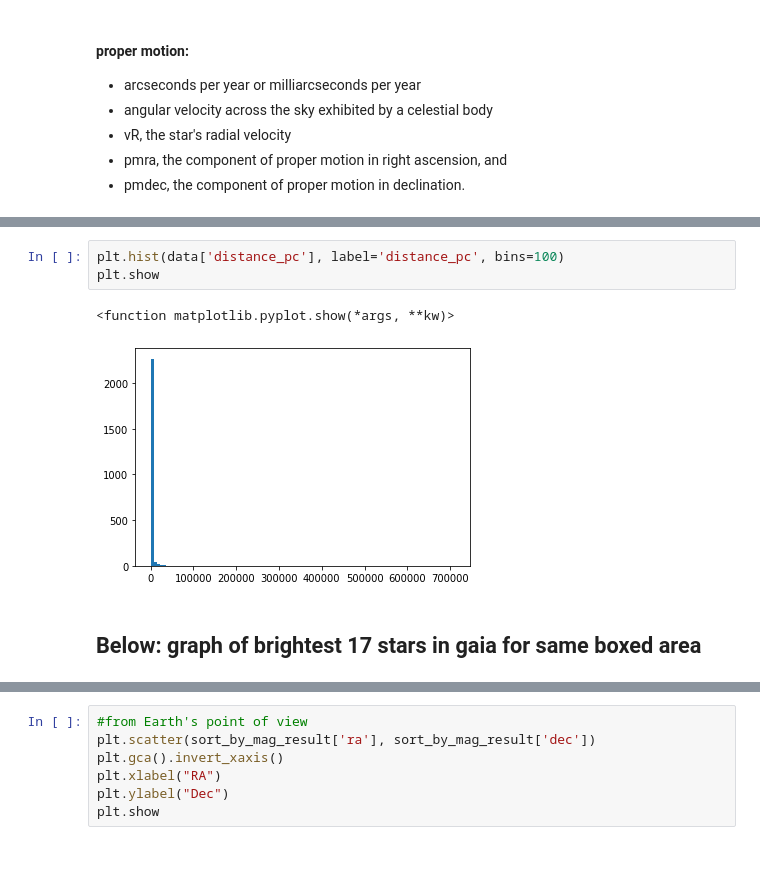
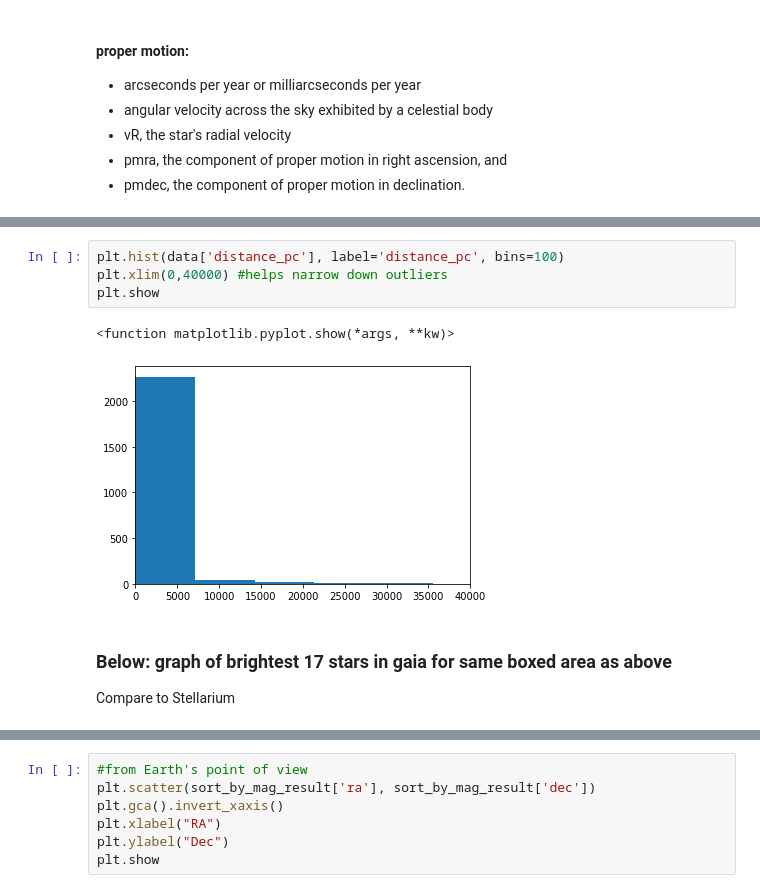
Before and after one commit to lauramv1832/Gaia, a Jupyter notebook: Gaia.ipynb, the cells around one changed output, grey strips where cells are left out. Saved outputs shown, nothing was run; the diff lists cells and outputs as text; blank space fills up the shorter version.

```diff
--- a/Gaia.ipynb
+++ b/Gaia.ipynb
@@ -265,11 +232,13 @@ data.tail(10)
 # %%
 plt.hist(data['distance_pc'], label='distance_pc', bins=100)
+plt.xlim(0,40000) #helps narrow down outliers
 plt.show
 # %% [output]
 <function matplotlib.pyplot.show(*args, **kw)>
-[figure, old version]
+[figure, new version]
 # %% [markdown]
-## Below: graph of brightest 17 stars in gaia for same boxed area
+### Below: graph of brightest 17 stars in gaia for same boxed area as above
+Compare to Stellarium
 # %%
 sort_by_mag = data.sort_values('phot_g_mean_mag')
 sort_by_mag_result = sort_by_mag.head(15)
```
Also changed, not shown: parts of 42 cells of this notebook.
